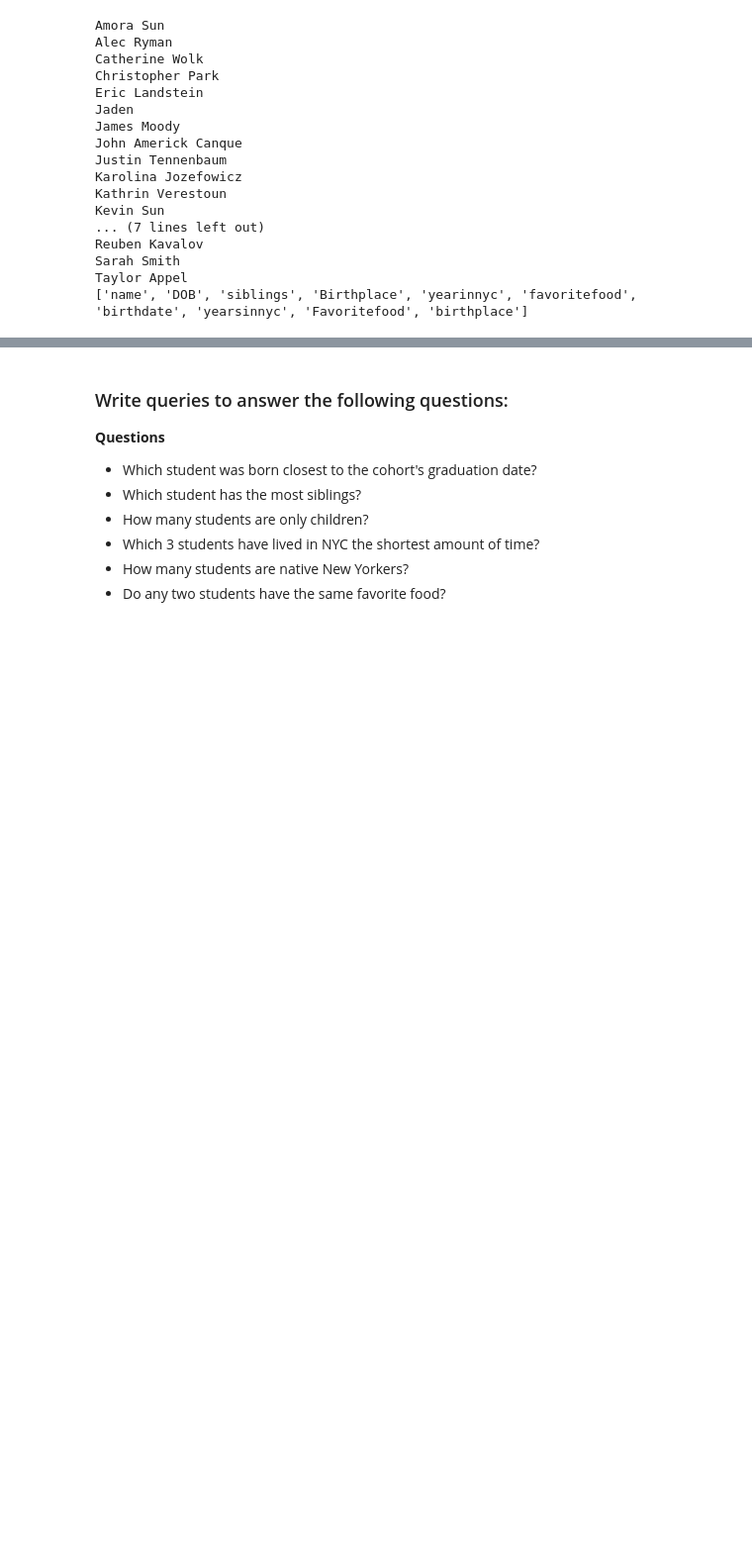
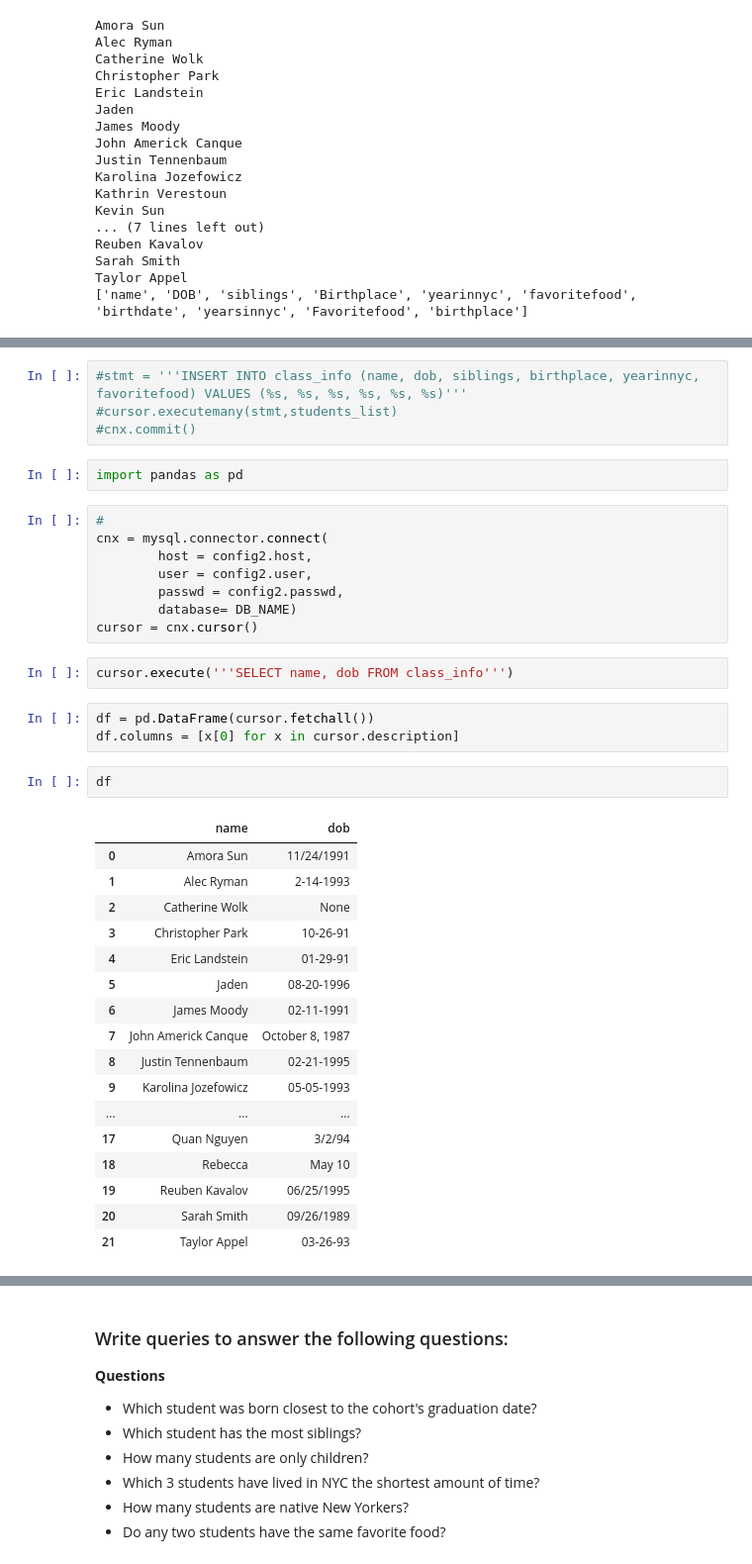
Before and after one commit to jmt0221/nyc-mhtn-ds-082619-lectures, a Jupyter notebook: Mod_2/SQL/AWS_MYSQL_PYTHON-Copy1.ipynb, the cells around one changed output, grey strips where cells are left out. Shown: that part at 99% size. Drawn from its saved outputs; the diff is of its cells as text; blank space fills up the shorter version.

Commit message:
paul got mysql working

```diff
--- a/Mod_2/SQL/AWS_MYSQL_PYTHON-Copy1.ipynb
+++ b/Mod_2/SQL/AWS_MYSQL_PYTHON-Copy1.ipynb
@@ -516,0 +524,39 @@ for student in data:
+# %%
+#stmt = '''INSERT INTO class_info (name, dob, siblings, birthplace, yearinnyc, favoritefood) VALUES (%s, %s, %s, %s, %s, %s)'''
+#cursor.executemany(stmt,students_list)
+#cnx.commit()
+# %%
+import pandas as pd
+# %%
+#
+cnx = mysql.connector.connect(
+        host = config2.host,
+        user = config2.user,
+        passwd = config2.passwd,
+        database= DB_NAME)
+cursor = cnx.cursor()
+# %%
+cursor.execute('''SELECT name, dob FROM class_info''')
+# %%
+df = pd.DataFrame(cursor.fetchall())
+df.columns = [x[0] for x in cursor.description]
+# %%
+df
+# %% [output]
+|  | name | dob |
+| 0 | Amora Sun | 11/24/1991 |
+| 1 | Alec Ryman | 2-14-1993 |
+| 2 | Catherine Wolk | None |
+| 3 | Christopher Park | 10-26-91 |
+| 4 | Eric Landstein | 01-29-91 |
+| 5 | Jaden | 08-20-1996 |
+| 6 | James Moody | 02-11-1991 |
+| 7 | John Americk Canque | October 8, 1987 |
+| 8 | Justin Tennenbaum | 02-21-1995 |
+| 9 | Karolina Jozefowicz | 05-05-1993 |
+| ... | ... | ... |
+| 17 | Quan Nguyen | 3/2/94 |
+| 18 | Rebecca | May 10 |
+| 19 | Reuben Kavalov | 06/25/1995 |
+| 20 | Sarah Smith | 09/26/1989 |
+| 21 | Taylor Appel | 03-26-93 |
```
Also changed, not shown: parts of 24 cells of this notebook, 3 other files.
